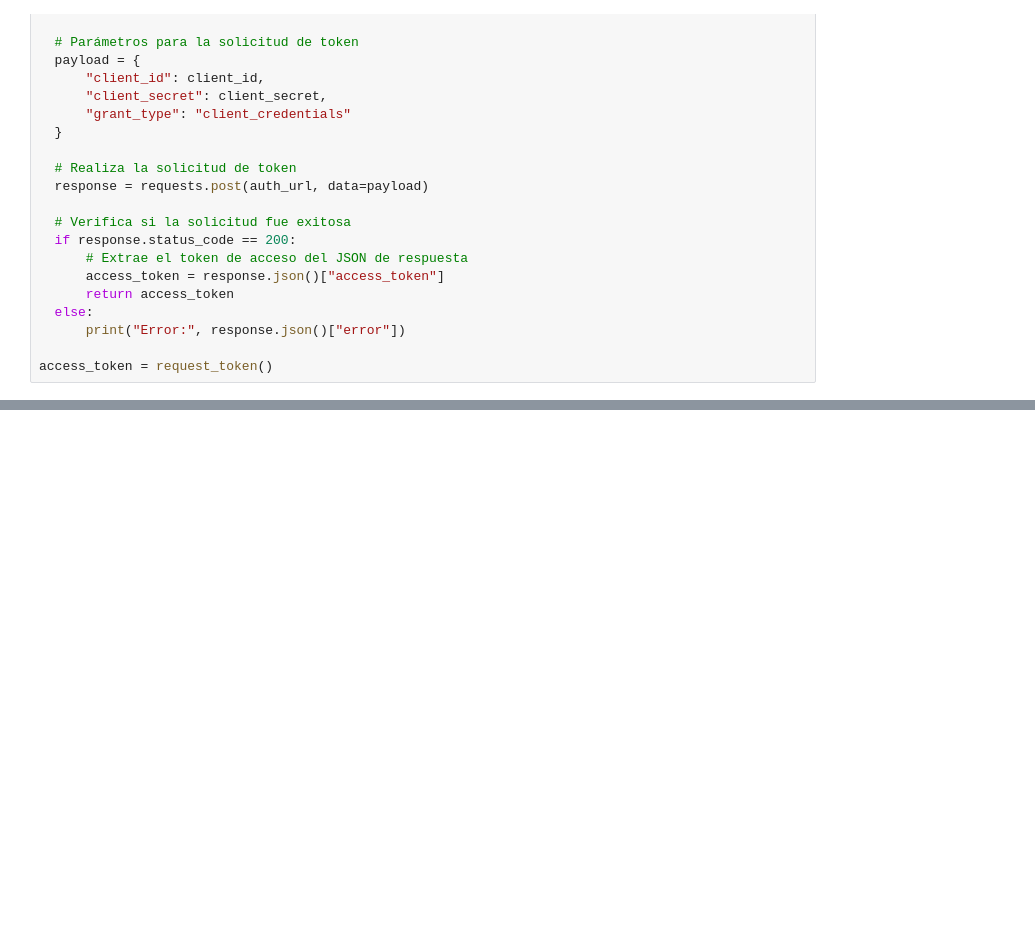
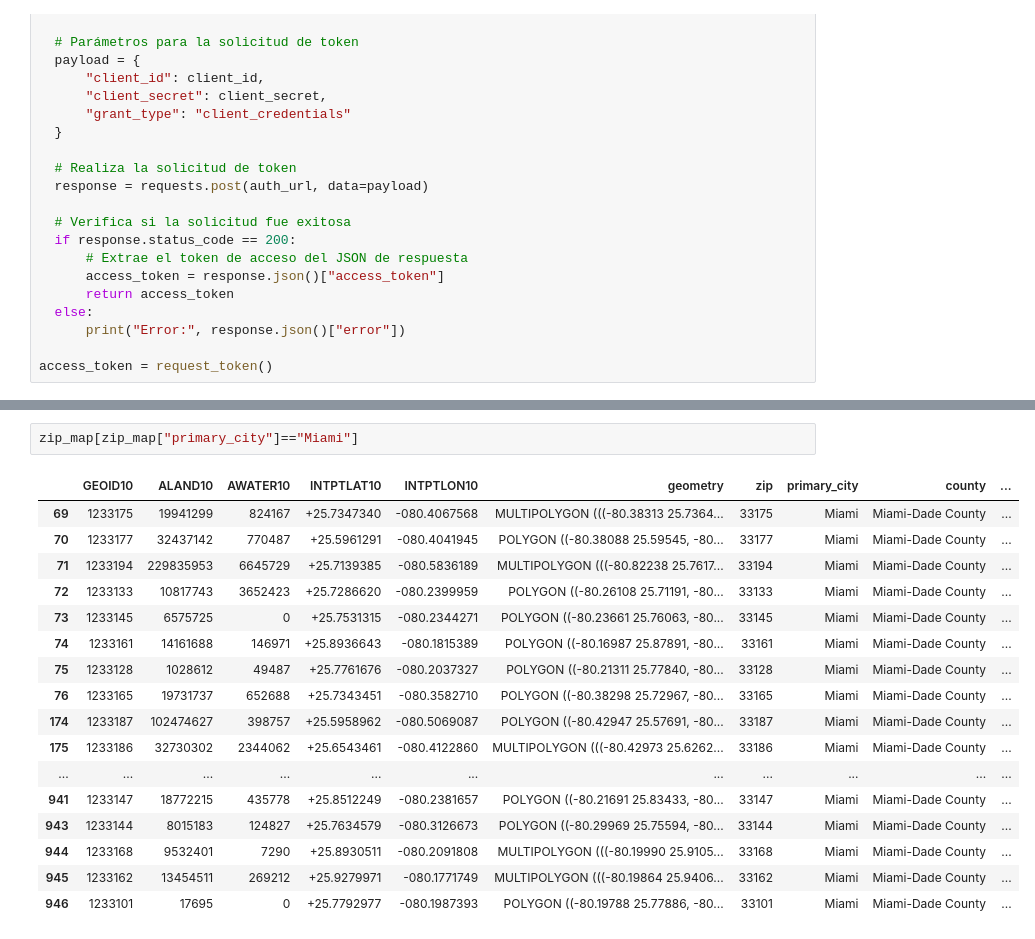
Before and after one commit to DeiviGT1/arc-is, a Jupyter notebook: hola.ipynb, the cells around one changed output, grey strips where cells are left out. Cells and saved outputs as stored; diff of their text form; blank space fills up the shorter version.

```diff
--- a/hola.ipynb
+++ b/hola.ipynb
@@ -88,0 +114,20 @@ map_data
+# %%
+zip_map[zip_map["primary_city"]=="Miami"]
+# %% [output]
+|  | GEOID10 | ALAND10 | AWATER10 | INTPTLAT10 | INTPTLON10 | geometry | zip | primary_city | county | ... |
+| 69 | 1233175 | 19941299 | 824167 | +25.7347340 | -080.4067568 | MULTIPOLYGON (((-80.38313 25.7364... | 33175 | Miami | Miami-Dade County | ... |
+| 70 | 1233177 | 32437142 | 770487 | +25.5961291 | -080.4041945 | POLYGON ((-80.38088 25.59545, -80... | 33177 | Miami | Miami-Dade County | ... |
+| 71 | 1233194 | 229835953 | 6645729 | +25.7139385 | -080.5836189 | MULTIPOLYGON (((-80.82238 25.7617... | 33194 | Miami | Miami-Dade County | ... |
+| 72 | 1233133 | 10817743 | 3652423 | +25.7286620 | -080.2399959 | POLYGON ((-80.26108 25.71191, -80... | 33133 | Miami | Miami-Dade County | ... |
+| 73 | 1233145 | 6575725 | 0 | +25.7531315 | -080.2344271 | POLYGON ((-80.23661 25.76063, -80... | 33145 | Miami | Miami-Dade County | ... |
+| 74 | 1233161 | 14161688 | 146971 | +25.8936643 | -080.1815389 | POLYGON ((-80.16987 25.87891, -80... | 33161 | Miami | Miami-Dade County | ... |
+| 75 | 1233128 | 1028612 | 49487 | +25.7761676 | -080.2037327 | POLYGON ((-80.21311 25.77840, -80... | 33128 | Miami | Miami-Dade County | ... |
+| 76 | 1233165 | 19731737 | 652688 | +25.7343451 | -080.3582710 | POLYGON ((-80.38298 25.72967, -80... | 33165 | Miami | Miami-Dade County | ... |
+| 174 | 1233187 | 102474627 | 398757 | +25.5958962 | -080.5069087 | POLYGON ((-80.42947 25.57691, -80... | 33187 | Miami | Miami-Dade County | ... |
+| 175 | 1233186 | 32730302 | 2344062 | +25.6543461 | -080.4122860 | MULTIPOLYGON (((-80.42973 25.6262... | 33186 | Miami | Miami-Dade County | ... |
+| ... | ... | ... | ... | ... | ... | ... | ... | ... | ... | ... |
+| 941 | 1233147 | 18772215 | 435778 | +25.8512249 | -080.2381657 | POLYGON ((-80.21691 25.83433, -80... | 33147 | Miami | Miami-Dade County | ... |
+| 943 | 1233144 | 8015183 | 124827 | +25.7634579 | -080.3126673 | POLYGON ((-80.29969 25.75594, -80... | 33144 | Miami | Miami-Dade County | ... |
+| 944 | 1233168 | 9532401 | 7290 | +25.8930511 | -080.2091808 | MULTIPOLYGON (((-80.19990 25.9105... | 33168 | Miami | Miami-Dade County | ... |
+| 945 | 1233162 | 13454511 | 269212 | +25.9279971 | -080.1771749 | MULTIPOLYGON (((-80.19864 25.9406... | 33162 | Miami | Miami-Dade County | ... |
+| 946 | 1233101 | 17695 | 0 | +25.7792977 | -080.1987393 | POLYGON ((-80.19788 25.77886, -80... | 33101 | Miami | Miami-Dade County | ... |
```
Also changed, not shown: parts of 13 cells of this notebook, 3 other files.
